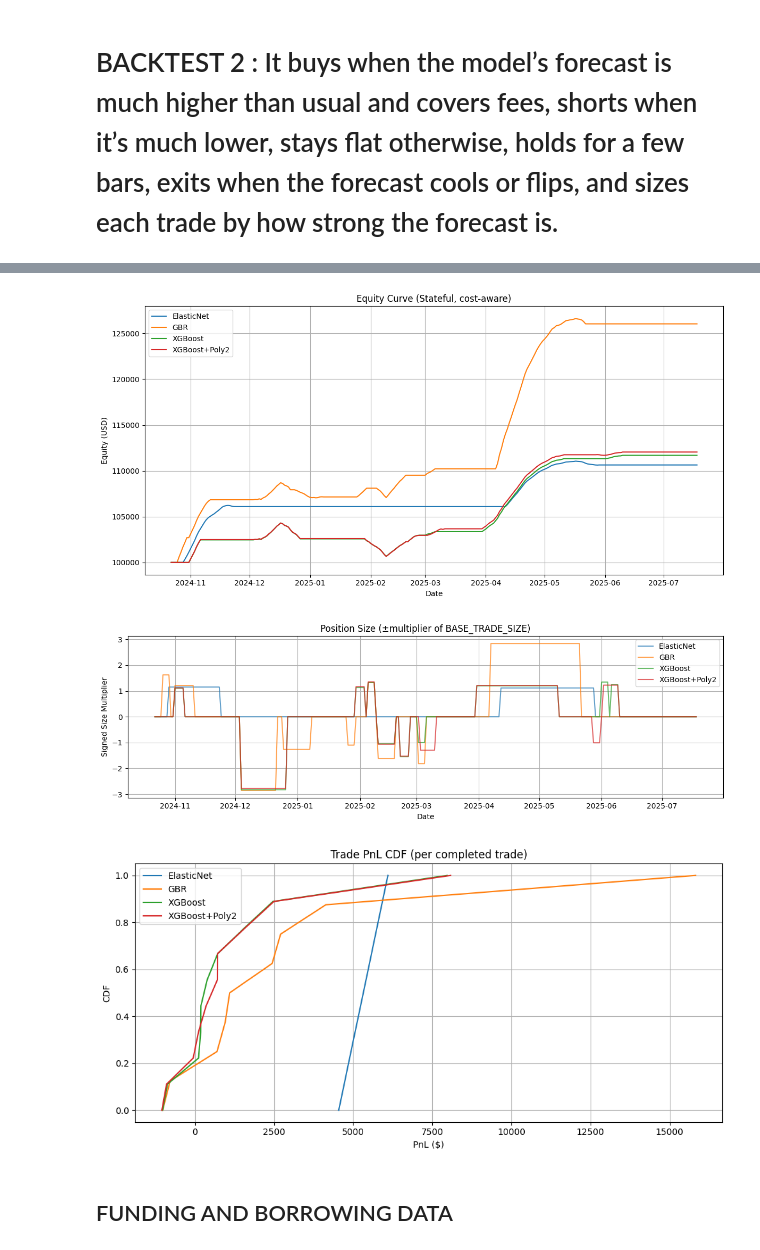
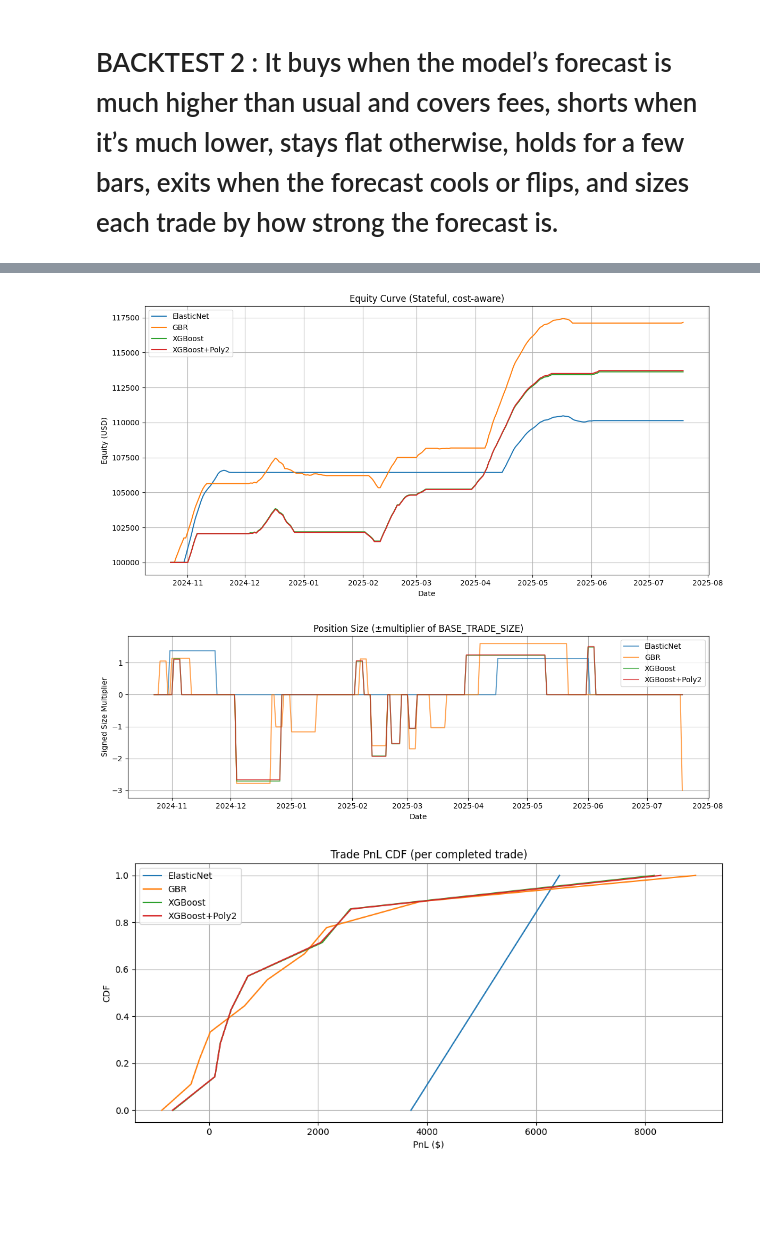
Before and after one commit to ohmjariwala/BTC-Return-Forecasting, a Jupyter notebook: btc_swing.ipynb, the cells around one changed output, grey strips where cells are left out. Drawn from its saved outputs; the diff is of its cells as text; code cells hidden in the pictures; blank space fills up the shorter version.

```diff
--- a/btc_swing.ipynb
+++ b/btc_swing.ipynb
@@ -1065,9 +1065,3 @@ class CMCDominanceClient:
 # ===== Usage =====
 API_KEY = "3b28e612-b37d-44c4-82a1-2b4081a135c4"
 client = CMCDominanceClient(api_key=API_KEY)
-
-end = datetime.now(timezone.utc)
-start = end - timedelta(days=5*365)
-df_dom = client.get_btc_dominance_daily(start, end)
-print("BTC Dominance series (daily):", df_dom.shape)
-display(df_dom.tail())
@@ -1182,7 +1146,6 @@ from sklearn.preprocessing import StandardScaler
 from sklearn.linear_model import ElasticNet, ElasticNetCV, LinearRegression
 from sklearn.metrics import r2_score, mean_squared_error, mean_absolute_error, make_scorer
 from sklearn.svm import SVR
-from statsmodels.tsa.statespace.sarimax import SARIMAX
 from statsmodels.tools.sm_exceptions import ConvergenceWarning
 
 np.random.seed(42)
@@ -1211,7 +1174,13 @@ def eval_metrics(y_true, y_pred):
     }
 
 # ----- Build a forecasting dataset: y(t+1) from only info available at t -----
-macro_features = ['GASREGW', 'DCOILWTICO', 'WTISPLC']
+
+#COULD ADD MORE FEATURES HERE BASED ON INFORMATION COEFFICIENT AND DESIRED MODEL COMPLEXITY
+# for now, I'm only using the following features:
+macro_features = ['GASREGW', 'DCOILWTICO', 'WTISPLC'] #
+
+
+
 # Use level macro features (no percentage normalization) with a 1-day lag
 present_macros = [c for c in macro_features if c in df_merged.columns]
 if len(present_macros) != len(macro_features):
@@ -1292,16 +1261,6 @@ results['SVR'] = eval_metrics(y_test.values, y_pred_svr)
 preds_test['SVR'] = y_pred_svr
 print("Best SVR parameters:", svr_grid.best_params_)
 
-# ----- SARIMAX with exogenous lags -----
-try:
-    sarimax = SARIMAX(y_train, order=(1,0,1), trend='n', exog=X_train, enforce_stationarity=False, enforce_invertibility=False)
-    sarimax_fit = sarimax.fit(disp=False)
-    y_pred_sarimax = sarimax_fit.predict(start=y_test.index[0], end=y_test.index[-1], exog=X_test)
-    results['SARIMAX(1,0,1)+exog'] = eval_metrics(y_test.values, y_pred_sarimax.values)
-    preds_test['SARIMAX(1,0,1)+exog'] = y_pred_sarimax.values
-except Exception as e:
-    print("SARIMAX failed:", e)
-
 # ----- Results -----
 results_df = pd.DataFrame(results).T
 display(results_df)
@@ -1318,10 +1277,6 @@ try:
     overfit_note("SVR", svr_grid.predict(X_train), y_pred_svr)
 except Exception:
     pass
-try:
-    overfit_note("SARIMAX", sarimax_fit.predict(start=y_train.index[0], end=y_train.index[-1], exog=X_train), y_pred_sarimax)
-except Exception:
-    pass
 
 # ----- Plot -----
 import matplotlib.pyplot as plt
@@ -1330,7 +1285,7 @@ plt.plot(y.index, y.values, color='k', lw=1.0, label='True')
 test_start_time = y_test.index[0]
 plt.axvline(test_start_time, color='r', linestyle='--', lw=1.5, label='Test Set Start')
 
-colors = {'ElasticNet': 'C0', 'SVR': 'C1', 'SARIMAX(1,0,1)+exog': 'C3'}
+colors = {'ElasticNet': 'C0', 'SVR': 'C1'}
 for name, pred in preds_test.items():
     plt.plot(y_test.index, pred, lw=1.2, label=name, color=colors.get(name, None), alpha=0.95)
 
@@ -1754,12 +1707,12 @@ import math
 # ---- User params (tune these) ----
 INITIAL_PORTFOLIO = 100_000
 BASE_TRADE_SIZE   = 1_000           # notional per unit "1x"
-PRED_MEAN_LB      = 60              # lookback for pred mean (bars)
-PRED_STD_LB       = 60              # lookback for pred std (bars)
+PRED_MEAN_LB      = 70              # lookback for pred mean (bars)
+PRED_STD_LB       = 70              # lookback for pred std (bars)
 Z_ENTRY           = 1.3             # enter when |z| >= Z_ENTRY
 Z_EXIT            = 0.6             # exit when |z| <= Z_EXIT (hysteresis)
 MIN_HOLD_BARS     = 5               # minimum bars to hold before eligible to exit
-COOLDOWN_BARS     = 1               # stay flat this many bars after exit
+COOLDOWN_BARS     = 2               # stay flat this many bars after exit
 COST_BPS_RT       = 10.0            # round-trip cost in bps (fees + slip); entry/exit split half-half
 COST_BUFFER_BPS   = 5.0             # additional edge buffer (bps) required at entry
 SIZE_WITH_Z       = True            # scale notional with |z| beyond the entry threshold
@@ -1975,5 +1928,3 @@ plt.grid(True); plt.legend(); plt.tight_layout(); plt.show()
-[figure, old version]
+[figure, new version]
-[figure, old version]
+[figure, new version]
-[figure, old version]
+[figure, new version]
-# %% [markdown]
-## FUNDING AND BORROWING DATA ##
```
Also changed, not shown: parts of 18 cells of this notebook.
